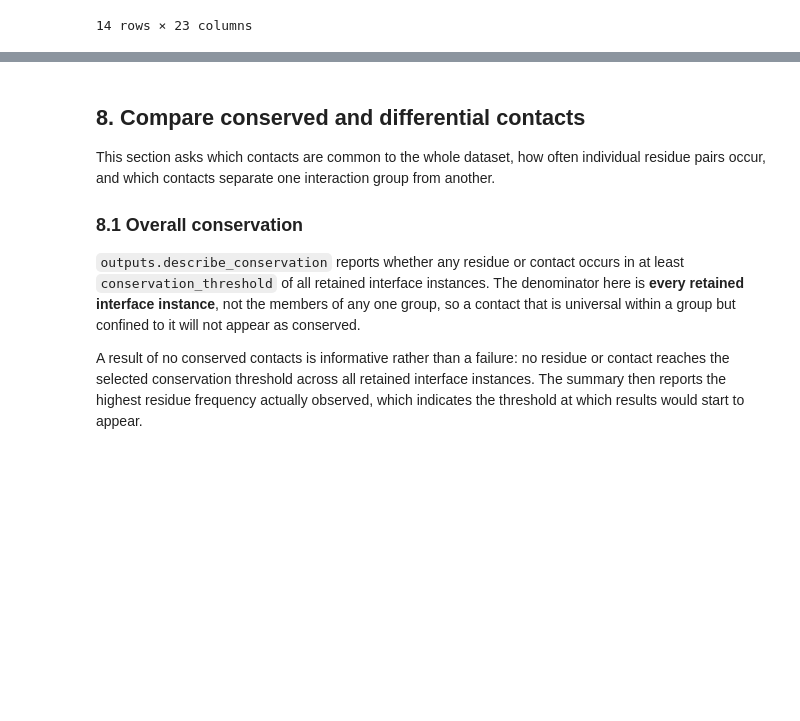
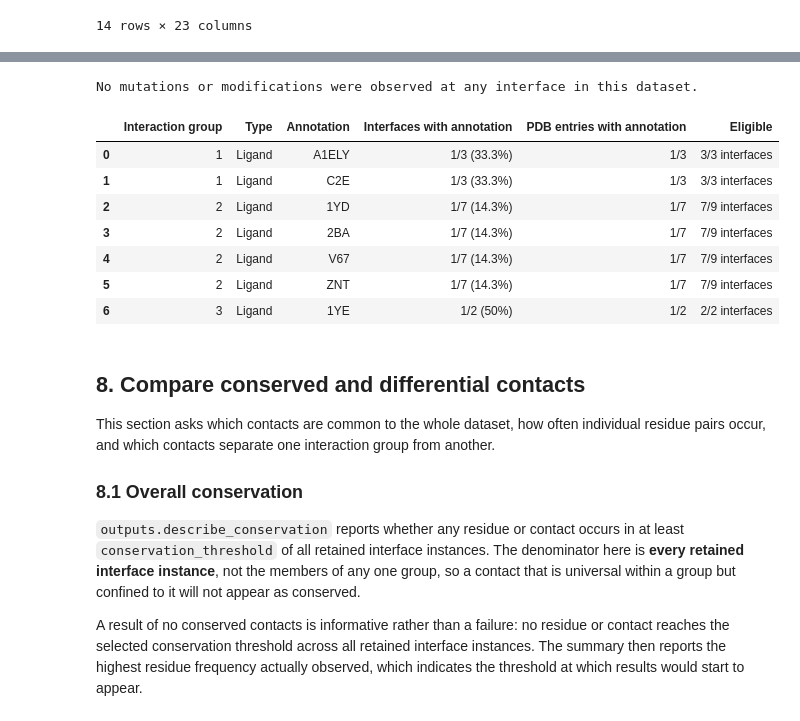
Before and after one commit to sridevan/interface_analysis_notebook, a Jupyter notebook: notebook.ipynb, the cells around one changed output, grey strips where cells are left out. Saved outputs shown, nothing was run; the diff lists cells and outputs as text; code cells hidden in the pictures; blank space fills up the shorter version.

```diff
--- a/notebook.ipynb
+++ b/notebook.ipynb
@@ -471,3 +483,21 @@ with pd.option_context("display.max_colwidth", None):
+# %%
+annotations_by_group = outputs.annotation_report(
+    records, cluster_result, overlap, assembly_metadata=assembly_metadata,
+)
+missing = outputs.describe_missing_annotation_types(annotations_by_group)
+if missing:
+    print(missing)
+display(outputs.format_annotation_report(annotations_by_group))
+# %% [output]
+No mutations or modifications were observed at any interface in this dataset.
+|  | Interaction group | Type | Annotation | Interfaces with annotation | PDB entries with annotation | Eligible |
+| 0 | 1 | Ligand | A1ELY | 1/3 (33.3%) | 1/3 | 3/3 interfaces |
+| 1 | 1 | Ligand | C2E | 1/3 (33.3%) | 1/3 | 3/3 interfaces |
+| 2 | 2 | Ligand | 1YD | 1/7 (14.3%) | 1/7 | 7/9 interfaces |
+| 3 | 2 | Ligand | 2BA | 1/7 (14.3%) | 1/7 | 7/9 interfaces |
+| 4 | 2 | Ligand | V67 | 1/7 (14.3%) | 1/7 | 7/9 interfaces |
+| 5 | 2 | Ligand | ZNT | 1/7 (14.3%) | 1/7 | 7/9 interfaces |
+| 6 | 3 | Ligand | 1YE | 1/2 (50%) | 1/2 | 2/2 interfaces |
 # %% [markdown]
 ## 8. Compare conserved and differential contacts
 
```
Also changed, not shown: parts of 5 cells of this notebook, 4 other files.
